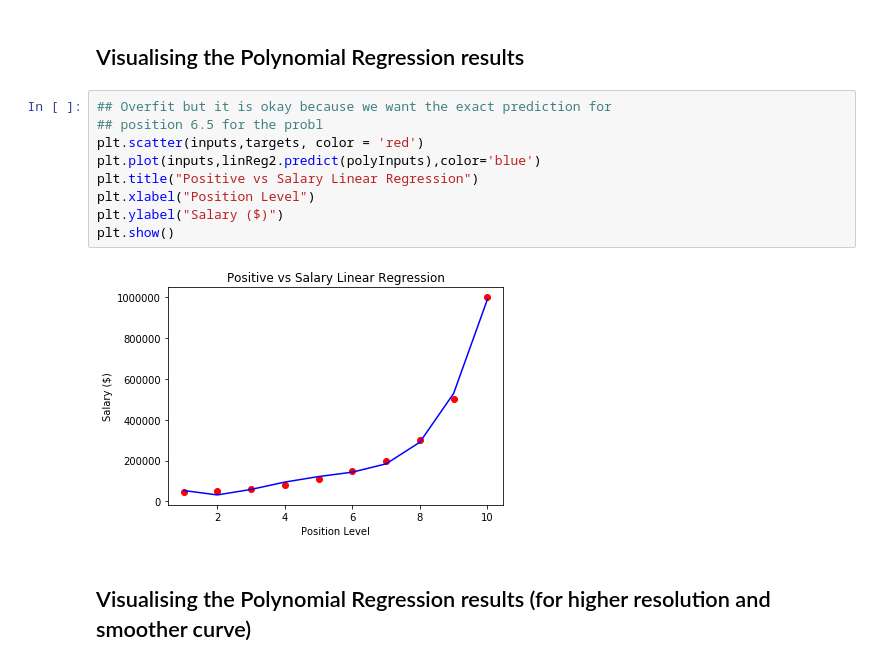
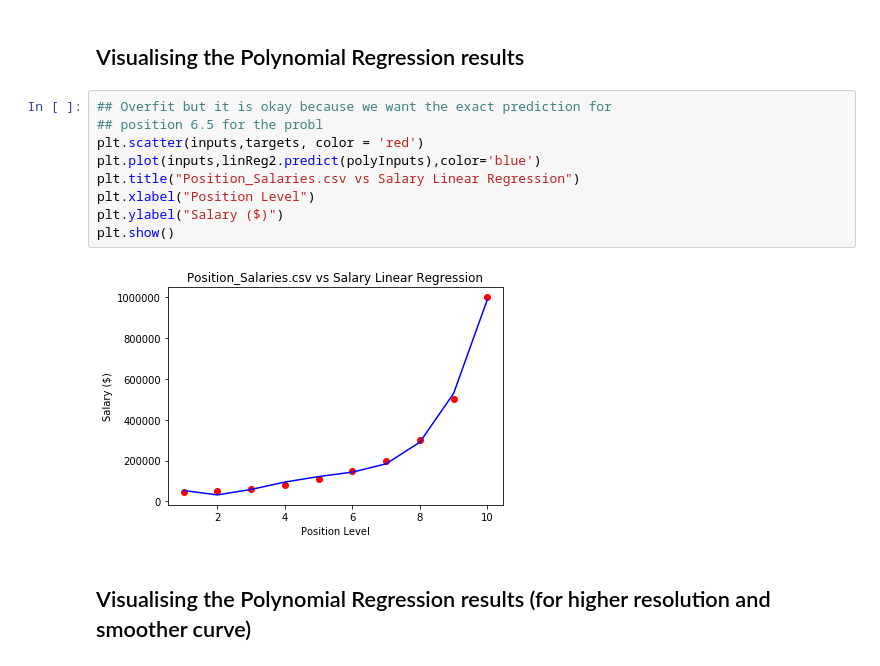
Before and after one commit to JeremyBrent/ML_Projects, a Jupyter notebook: SupervisedML_Regression/polynomialLinearRegression/Python/polynomial_regression.ipynb, the cells around one changed output. Saved outputs shown, nothing was run; the diff lists cells and outputs as text.

```diff
--- a/SupervisedML_Regression/polynomialLinearRegression/Python/polynomial_regression.ipynb
+++ b/SupervisedML_Regression/polynomialLinearRegression/Python/polynomial_regression.ipynb
@@ -63,14 +63,14 @@ R2 score of training set is 0.669
 # %%
 ## Overfit but it is okay because we want the exact prediction for
 ## position 6.5 for the probl
 plt.scatter(inputs,targets, color = 'red')
 plt.plot(inputs,linReg2.predict(polyInputs),color='blue')
-plt.title("Positive vs Salary Linear Regression")
+plt.title("Position_Salaries.csv vs Salary Linear Regression")
 plt.xlabel("Position Level")
 plt.ylabel("Salary ($)")
 plt.show()
 # %% [output]
-[figure, old version]
+[figure, new version]
 # %% [markdown]
 ## Visualising the Polynomial Regression results (for higher resolution and smoother curve)
 # %%
```
Also changed, not shown: parts of 1 cell of this notebook, 7 other files.
